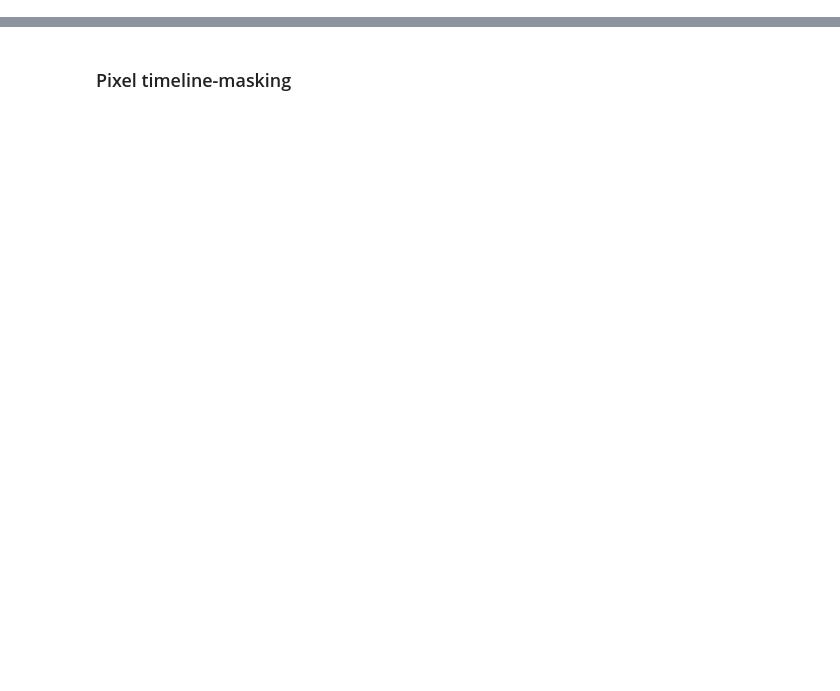
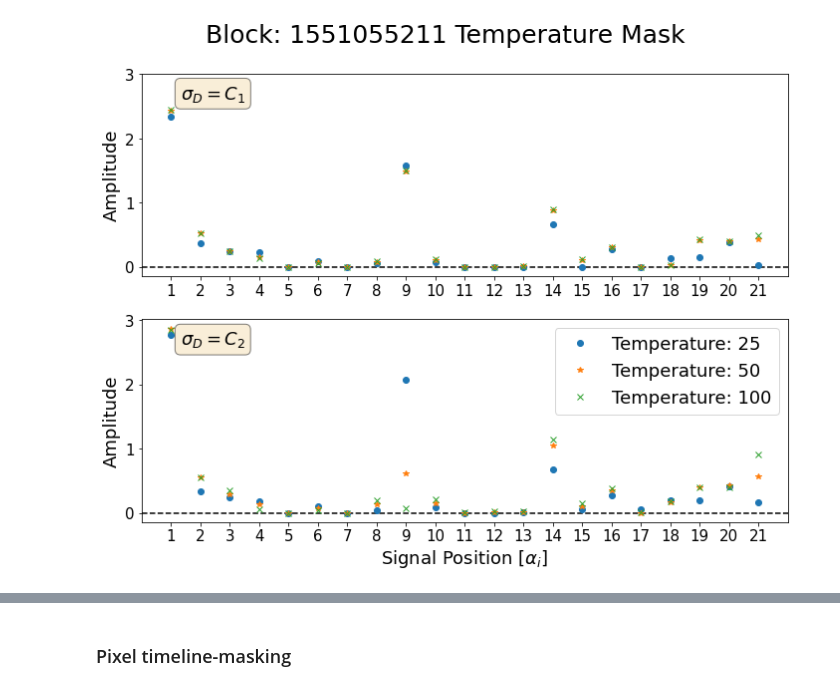
Before and after one commit to vitoria-ab/satellite_RFI-mine, a Jupyter notebook: Notebooks/chi2_testing/chi2_notebook_analysis/final_all_test-all_blocks_multi_mask.ipynb, the cells around one changed output, grey strips where cells are left out. Saved outputs shown, nothing was run; the diff lists cells and outputs as text; code cells hidden in the pictures; blank space fills up the shorter version.

```diff
--- a/Notebooks/chi2_testing/chi2_notebook_analysis/final_all_test-all_blocks_multi_mask.ipynb
+++ b/Notebooks/chi2_testing/chi2_notebook_analysis/final_all_test-all_blocks_multi_mask.ipynb
@@ -55,0 +10,18 @@ def katdal_information(data_save):
+# %%
+## ----- IMPORTS ----- ##
+from satellite_RFI.src import tools  # <-- some useful functions
+from satellite_RFI.src.satellite_sims import satellite_sim as ss  # <-- object for the satellite simulationobject for the satellite simulation
+import natsort  # <-- to sort strings with numbers
+import sys
+sys.path.insert(0, '../../param_import/')  # <-- alters the path that searches for imports
+from imports import *  # <-- file with the general imports (numpy, astropy, matplotlib, etc)
+from matplotlib.ticker import MaxNLocator
+
+
+## ----- GLOBAL PARAMETERS ----- ##
+# Couldn't most of these go to the param_multi_mask file? XXX
+import param_multi_mask as pm  # <-- defines general variables
+savefig = True
+blocks = ['1551055211']  # <-- we start with just one block
+folders = ['test_results_sat_12']
+sat_cat = '../../Satellite_Catalogue/satellite_constellation_catalog.csv'
@@ -818,74 +500,20 @@ temperature = ['25', '50', '100']
 thermal_masking_dic = {}
 for bi in range(len(blocks)):
     # Alpha parameters
-    frac, resi = thermal_masking_alpha(
-        block_id = blocks[bi],
-        folder_id = folders[bi]
-    )
+    frac, resi = alphas(block_id=blocks[bi], folder_id=folders[bi]+'/thermal_mask/')
     thermal_masking_dic.update({blocks[bi] : [frac, resi]})
-
-    thermal_masking_alpha_plot(
-        frac = frac,
-        resi = resi, block_id = blocks[bi],
-        temperature = temperature
-    )
-
+    alpha_plot(frac=frac, resi=resi, block_id=blocks[bi], labels=temperature, title="Temperature", savefig_name='./thermal2_fitting_alpha.pdf')
 
     #Simulation
-    mt_sf = [chisq_func2(
-        block_id = blocks[bi],
-        a_param = frac[ti]['best-fit'],
-        s_param = None,
-        damper =None,
-        frequency_slice = [
-            1100,
-            1350
-        ],
-        time_slice = [
-            None,
-            None
-        ],
-        t_mask = int(temp),
-        d_mask = False,
-        time_avg = False,
-        chi_sigma = True,
-        verbose = False
-    )
-             for ti,temp in enumerate(temperature)
-            ]
+    mt_sf = [chisq_func2(block_id=blocks[bi], a_param=frac[ti]['best-fit'], s_param=None, damper=None, frequency_slice=[1100,1350],
+                         time_slice=[None,None], t_mask=int(temp), d_mask=False, time_avg=False, chi_sigma=True, verbose=False)
+             for ti,temp in enumerate(temperature)]
 
-    mt_sr = [chisq_func2(
-        block_id = blocks[bi],
-        a_param = resi[ti]['best-fit'],
-        s_param = None,
-        damper = None,
-        frequency_slice = [
-            1100,
-            1350
-        ],
-        time_slice = [
-            None,
-            None
-        ],
-        t_mask = int(temp),
-        d_mask = False,
-        time_avg = False,
-        chi_sigma = False,
-        verbose = False
-    )
-             for ti,temp in enumerate(temperature)
-            ]
+    mt_sr = [chisq_func2(block_id=blocks[bi], a_param=resi[ti]['best-fit'], s_param=None, damper=None, frequency_slice=[1100,1350],
+                         time_slice=[None,None], t_mask=int(temp), d_mask=False, time_avg=False, chi_sigma=False, verbose=False)
+             for ti,temp in enumerate(temperature)]
 
-    thermal_masking_1d_simulation(
-        frac = mt_sf,
-        resi = mt_sr,
-        block_id = blocks[bi],
-        temperature = temperature
-    )
-
-    thermal_masking_2d_simulation(
-        frac = mt_sf,
-        resi = mt_sr,
-        block_id = blocks[bi],
-        temperature = temperature
-    )
+    # plotting the values
+    simulation_1d(frac=mt_sf, resi=mt_sr, block_id=blocks[bi], labels=temperature, title="Temperature")
+    simulation_2d(frac=mt_sf, resi=mt_sr, block_id=blocks[bi], labels=temperature, title="Temperature", savefig_name="./thermal_fitting_waterfall.pdf")
+# %% [output]
@@ -891,0 +526 @@ for bi in range(len(blocks)):
+[figure, added]
```
Also changed, not shown: parts of 32 cells of this notebook, 48 other files.
